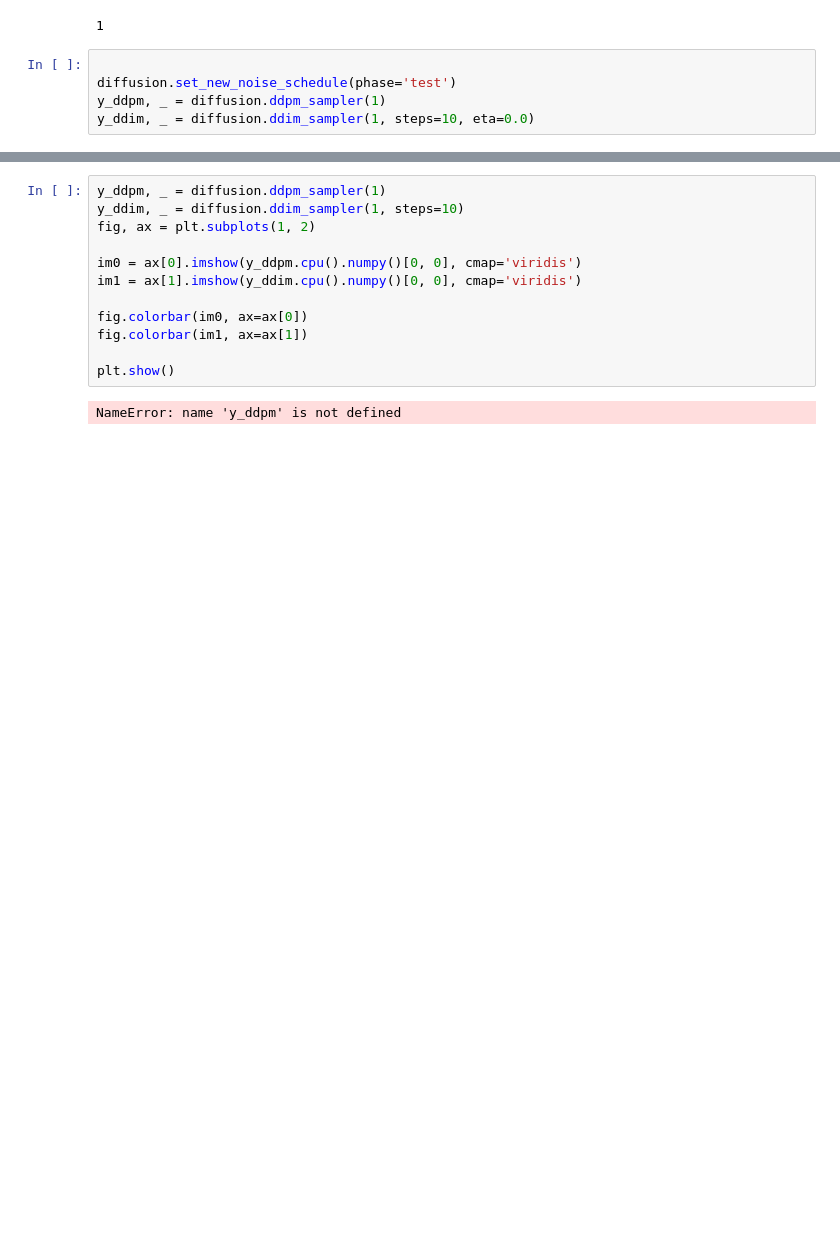
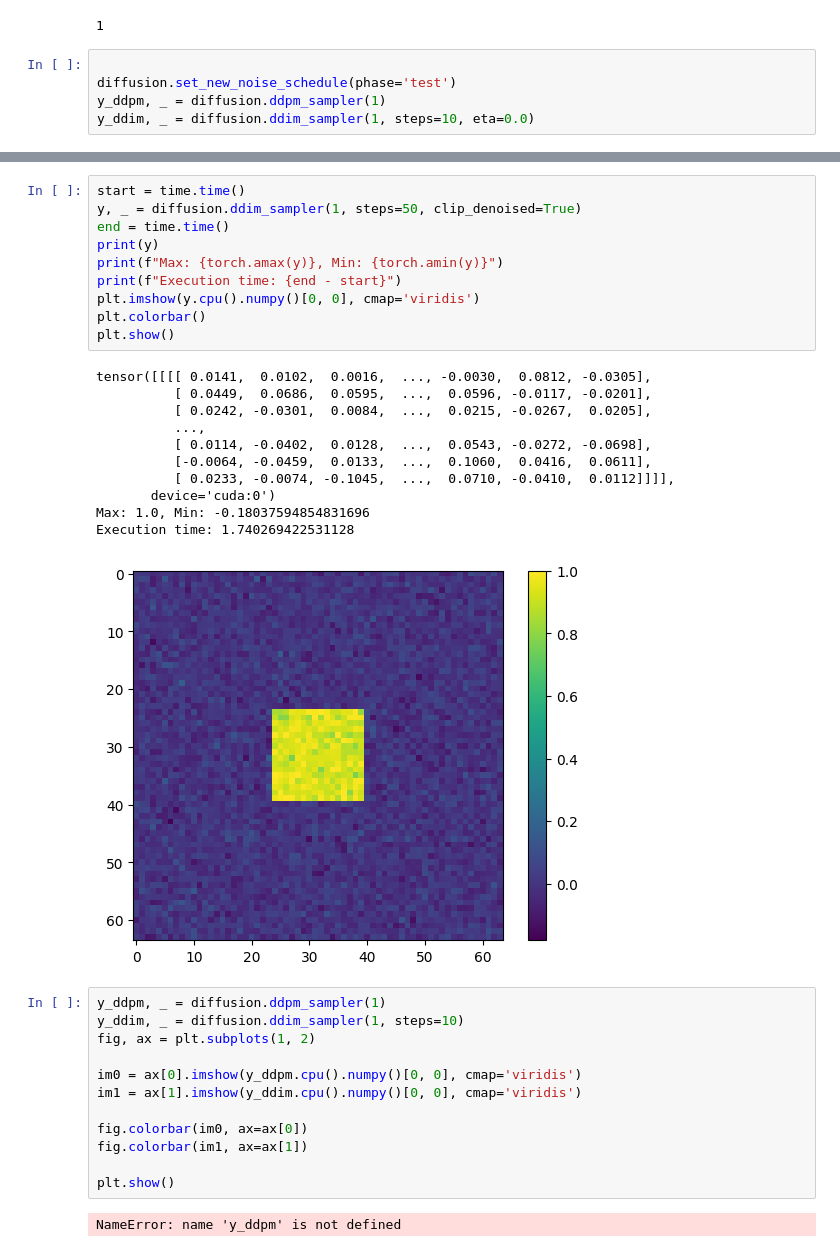
Before and after one commit to mln9d4/FeatureBridgeMapping, a Jupyter notebook: self_implemented.ipynb, the cells around one changed output, grey strips where cells are left out. Drawn from its saved outputs; the diff is of its cells as text; blank space fills up the shorter version.

```diff
--- a/self_implemented.ipynb
+++ b/self_implemented.ipynb
@@ -726,3 +665,25 @@ tensor([[[[-2.4942e-03,  3.8348e-03, -5.2703e-04,  ...,  7.4815e-05,
+# %%
+start = time.time()
+y, _ = diffusion.ddim_sampler(1, steps=50, clip_denoised=True)
+end = time.time()
+print(y)
+print(f"Max: {torch.amax(y)}, Min: {torch.amin(y)}")
+print(f"Execution time: {end - start}")
+plt.imshow(y.cpu().numpy()[0, 0], cmap='viridis')
+plt.colorbar()
+plt.show()
+# %% [output]
+tensor([[[[ 0.0141,  0.0102,  0.0016,  ..., -0.0030,  0.0812, -0.0305],
+          [ 0.0449,  0.0686,  0.0595,  ...,  0.0596, -0.0117, -0.0201],
+          [ 0.0242, -0.0301,  0.0084,  ...,  0.0215, -0.0267,  0.0205],
+          ...,
+          [ 0.0114, -0.0402,  0.0128,  ...,  0.0543, -0.0272, -0.0698],
+          [-0.0064, -0.0459,  0.0133,  ...,  0.1060,  0.0416,  0.0611],
+          [ 0.0233, -0.0074, -0.1045,  ...,  0.0710, -0.0410,  0.0112]]]],
+       device='cuda:0')
+Max: 1.0, Min: -0.18037594854831696
+Execution time: 1.740269422531128
+[figure, added]
 # %%
 y_ddpm, _ = diffusion.ddpm_sampler(1)
 y_ddim, _ = diffusion.ddim_sampler(1, steps=10)
```
Also changed, not shown: parts of 4 cells of this notebook.
